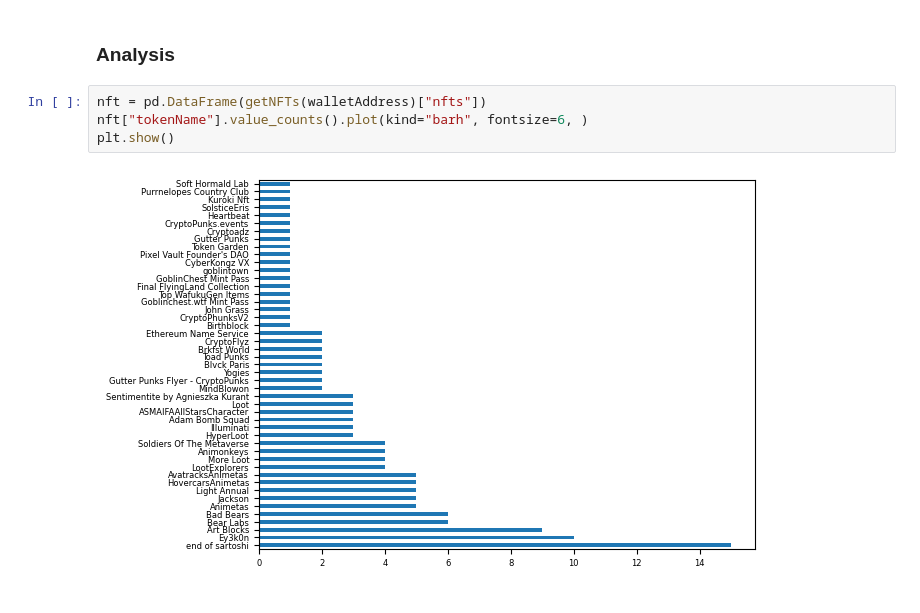
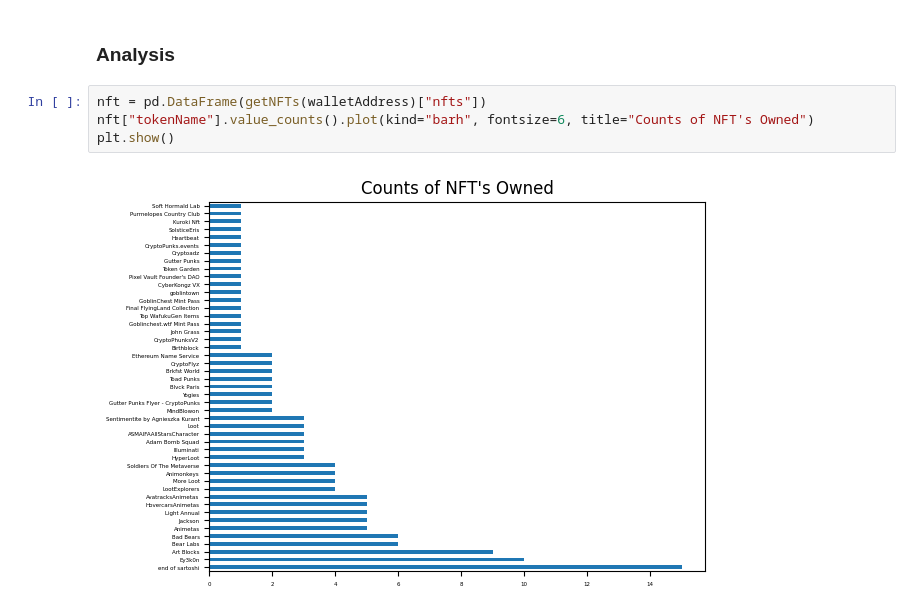
Before and after one commit to MikelAlc/HackTheWhale, a Jupyter notebook: NFTOwnership.ipynb, the cells around one changed output. Saved outputs shown, nothing was run; the diff lists cells and outputs as text.

```diff
--- a/NFTOwnership.ipynb
+++ b/NFTOwnership.ipynb
@@ -47,9 +47,9 @@ def getSalesEvent(slug):
 ### Analysis
 # %%
 nft = pd.DataFrame(getNFTs(walletAddress)["nfts"])
-nft["tokenName"].value_counts().plot(kind="barh", fontsize=6, )
+nft["tokenName"].value_counts().plot(kind="barh", fontsize=6, title="Counts of NFT's Owned")
 plt.show()
 # %% [output]
-[figure, old version]
+[figure, new version]
 # %%
 salesEvents = pd.DataFrame(getSalesEvent(slug)["sales"])
```
Also changed, not shown: parts of 1 cell of this notebook.
